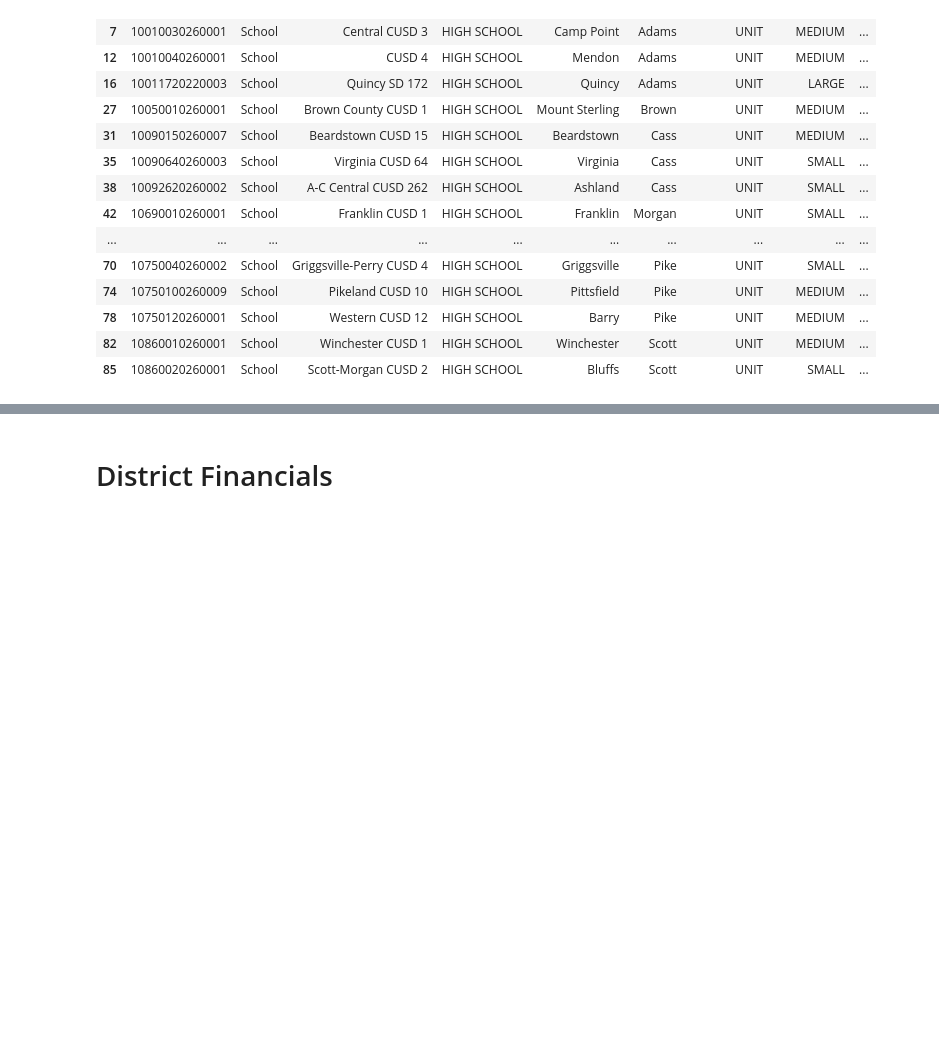
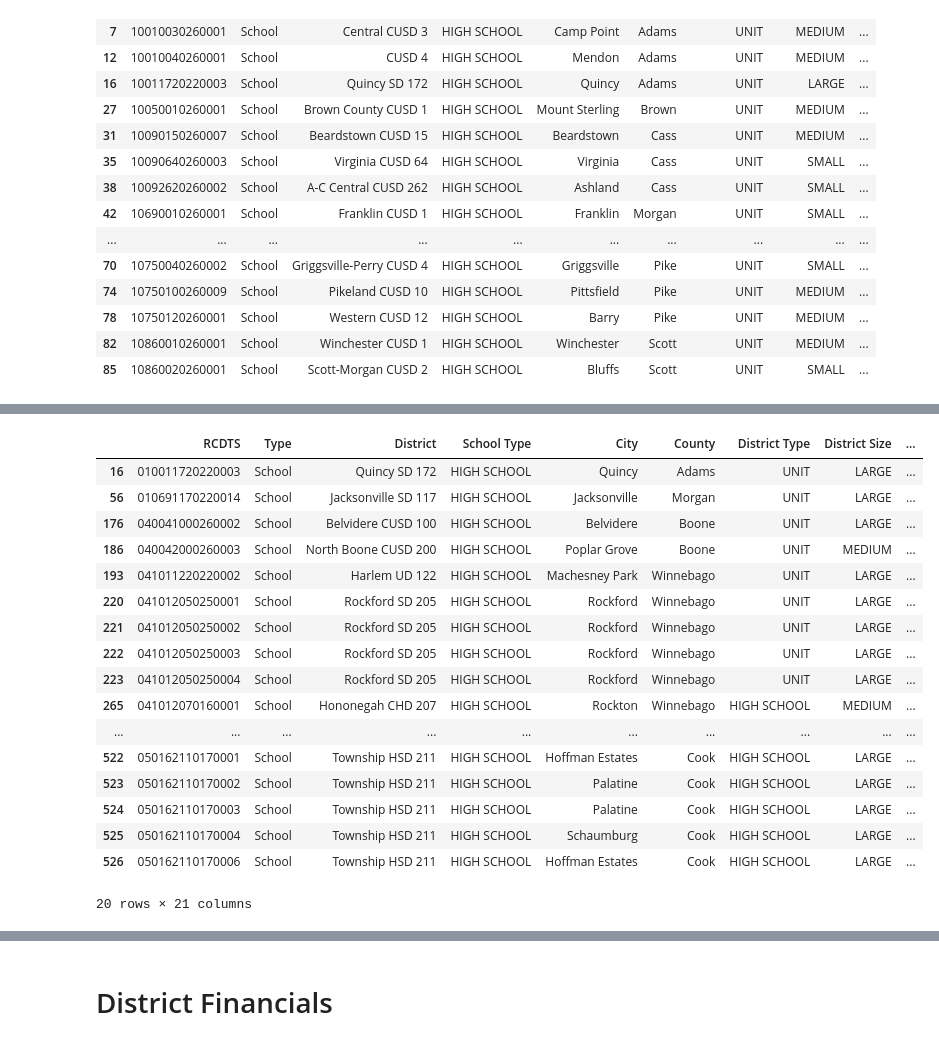
Before and after one commit to morrissey466/Illinois_School_Analysis, a Jupyter notebook: Resources/clean_data.ipynb, the cells around one changed output, grey strips where cells are left out. Cells and saved outputs as stored; diff of their text form; code cells hidden in the pictures; blank space fills up the shorter version.

```diff
--- a/Resources/clean_data.ipynb
+++ b/Resources/clean_data.ipynb
@@ -354,6 +376,28 @@ Low Income Count                             652
 dtype: int64
 # %%
 high_school_filtered_df = high_school_filtered_df.dropna()
+# %%
+high_school_filtered_df['RCDTS']= '0' + high_school_filtered_df['RCDTS'].astype(str)
+high_school_filtered_df.head(20)
+# %% [output]
+|  | RCDTS | Type | District | School Type | City | County | District Type | District Size | ... |
+| 16 | 010011720220003 | School | Quincy SD 172 | HIGH SCHOOL | Quincy | Adams | UNIT | LARGE | ... |
+| 56 | 010691170220014 | School | Jacksonville SD 117 | HIGH SCHOOL | Jacksonville | Morgan | UNIT | LARGE | ... |
+| 176 | 040041000260002 | School | Belvidere CUSD 100 | HIGH SCHOOL | Belvidere | Boone | UNIT | LARGE | ... |
+| 186 | 040042000260003 | School | North Boone CUSD 200 | HIGH SCHOOL | Poplar Grove | Boone | UNIT | MEDIUM | ... |
+| 193 | 041011220220002 | School | Harlem UD 122 | HIGH SCHOOL | Machesney Park | Winnebago | UNIT | LARGE | ... |
+| 220 | 041012050250001 | School | Rockford SD 205 | HIGH SCHOOL | Rockford | Winnebago | UNIT | LARGE | ... |
+| 221 | 041012050250002 | School | Rockford SD 205 | HIGH SCHOOL | Rockford | Winnebago | UNIT | LARGE | ... |
+| 222 | 041012050250003 | School | Rockford SD 205 | HIGH SCHOOL | Rockford | Winnebago | UNIT | LARGE | ... |
+| 223 | 041012050250004 | School | Rockford SD 205 | HIGH SCHOOL | Rockford | Winnebago | UNIT | LARGE | ... |
+| 265 | 041012070160001 | School | Hononegah CHD 207 | HIGH SCHOOL | Rockton | Winnebago | HIGH SCHOOL | MEDIUM | ... |
+| ... | ... | ... | ... | ... | ... | ... | ... | ... | ... |
+| 522 | 050162110170001 | School | Township HSD 211 | HIGH SCHOOL | Hoffman Estates | Cook | HIGH SCHOOL | LARGE | ... |
+| 523 | 050162110170002 | School | Township HSD 211 | HIGH SCHOOL | Palatine | Cook | HIGH SCHOOL | LARGE | ... |
+| 524 | 050162110170003 | School | Township HSD 211 | HIGH SCHOOL | Palatine | Cook | HIGH SCHOOL | LARGE | ... |
+| 525 | 050162110170004 | School | Township HSD 211 | HIGH SCHOOL | Schaumburg | Cook | HIGH SCHOOL | LARGE | ... |
+| 526 | 050162110170006 | School | Township HSD 211 | HIGH SCHOOL | Hoffman Estates | Cook | HIGH SCHOOL | LARGE | ... |
+20 rows × 21 columns
 # %%
 high_school_filtered_df.count()
 # %% [output]
```
Also changed, not shown: parts of 5 cells of this notebook, 2 other files.
